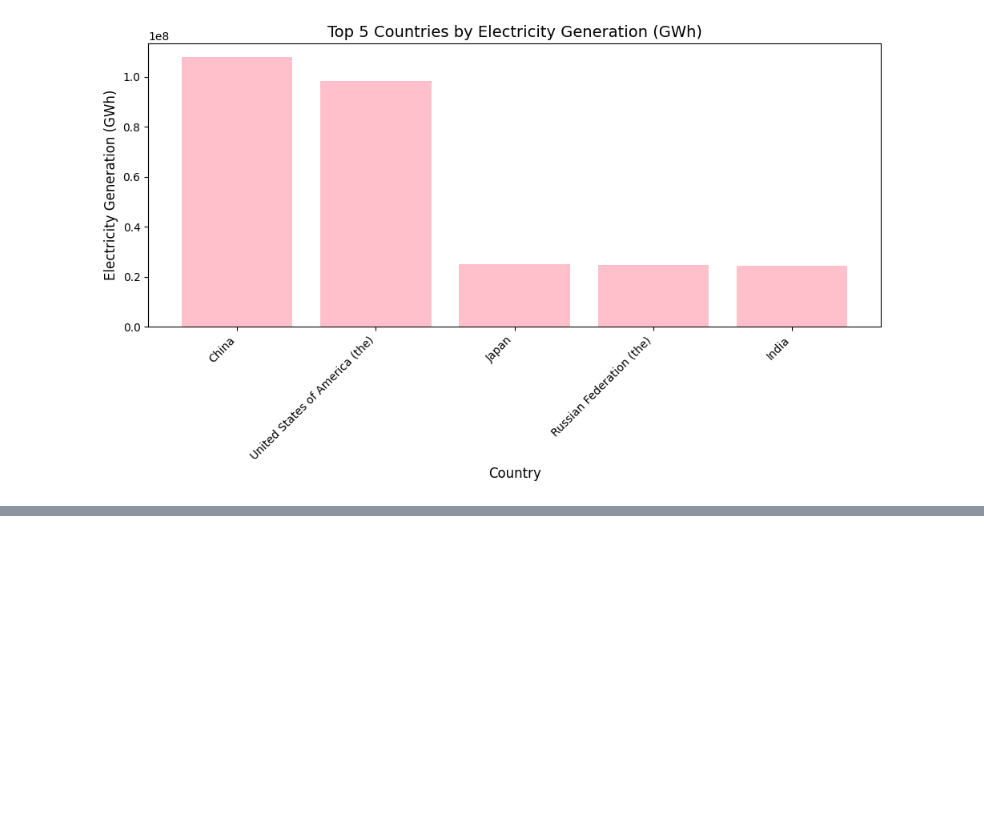
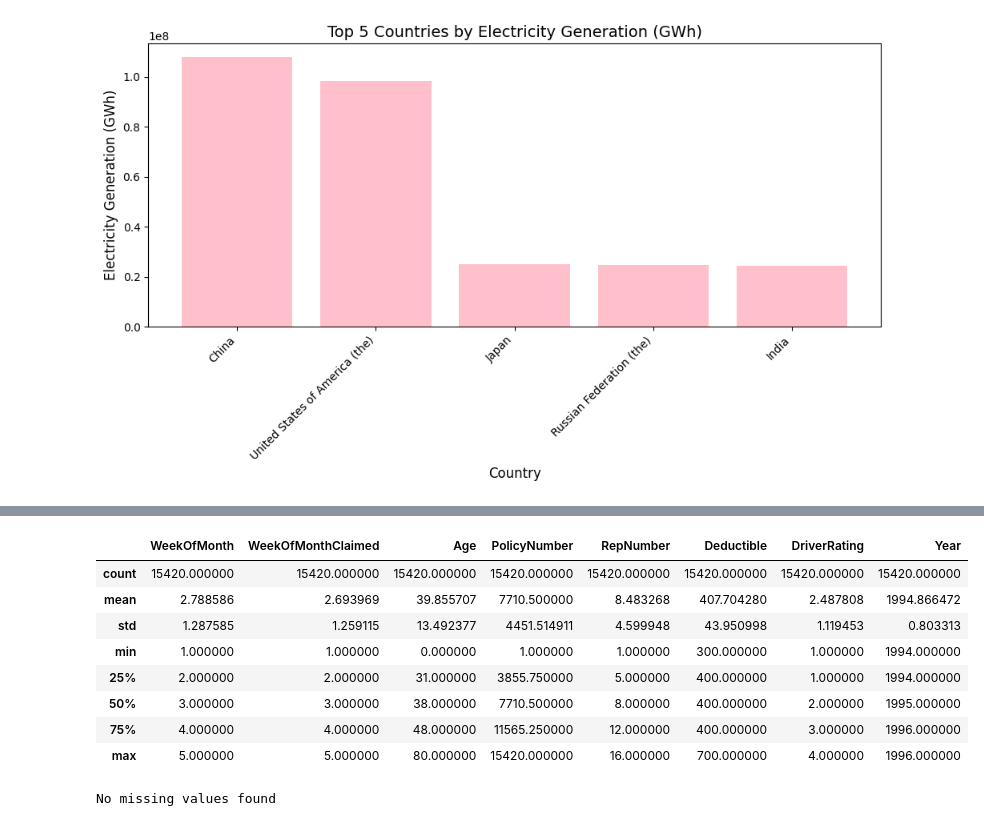
Before and after one commit to NicoleCarney/2025-spring-B2, a Jupyter notebook: Week2.ipynb, the cells around one changed output, grey strips where cells are left out. Cells and saved outputs as stored; diff of their text form; code cells hidden in the pictures; blank space fills up the shorter version.

```diff
--- a/Week2.ipynb
+++ b/Week2.ipynb
@@ -197,0 +198,4 @@ plt.show()
+# %%
+#Dataset1
+Vehicle_Insurance_Fraud_df =  pd.read_csv('/workspaces/2025-spring-B2/VehicleInsuranceFraud.csv')
+Vehicle_Insurance_Fraud_df.info()
@@ -197,0 +220,21 @@ plt.show()
+# %%
+Vehicle_Insurance_Fraud_df.describe()
+# %% [output]
+|  | WeekOfMonth | WeekOfMonthClaimed | Age | PolicyNumber | RepNumber | Deductible | DriverRating | Year |
+| count | 15420.000000 | 15420.000000 | 15420.000000 | 15420.000000 | 15420.000000 | 15420.000000 | 15420.000000 | 15420.000000 |
+| mean | 2.788586 | 2.693969 | 39.855707 | 7710.500000 | 8.483268 | 407.704280 | 2.487808 | 1994.866472 |
+| std | 1.287585 | 1.259115 | 13.492377 | 4451.514911 | 4.599948 | 43.950998 | 1.119453 | 0.803313 |
+| min | 1.000000 | 1.000000 | 0.000000 | 1.000000 | 1.000000 | 300.000000 | 1.000000 | 1994.000000 |
+| 25% | 2.000000 | 2.000000 | 31.000000 | 3855.750000 | 5.000000 | 400.000000 | 1.000000 | 1994.000000 |
+| 50% | 3.000000 | 3.000000 | 38.000000 | 7710.500000 | 8.000000 | 400.000000 | 2.000000 | 1995.000000 |
+| 75% | 4.000000 | 4.000000 | 48.000000 | 11565.250000 | 12.000000 | 400.000000 | 3.000000 | 1996.000000 |
+| max | 5.000000 | 5.000000 | 80.000000 | 15420.000000 | 16.000000 | 700.000000 | 4.000000 | 1996.000000 |
+# %%
+Vehicle_Insurance_Fraud_df.isnull().sum()
+
+if Vehicle_Insurance_Fraud_df.isnull().sum().sum() == 0:
+    print("No missing values found")
+else:
+    print("There are missing values in the dataset")
+# %% [output]
+No missing values found
```
Also changed, not shown: parts of 4 cells of this notebook, 3 other files.
